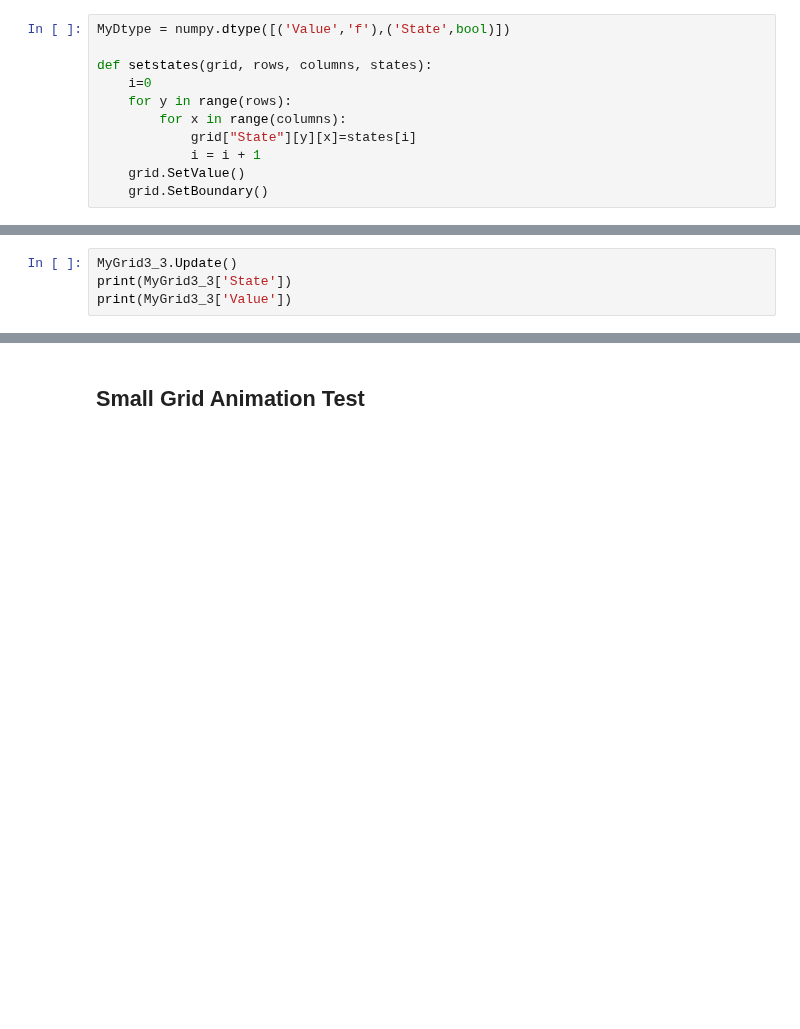
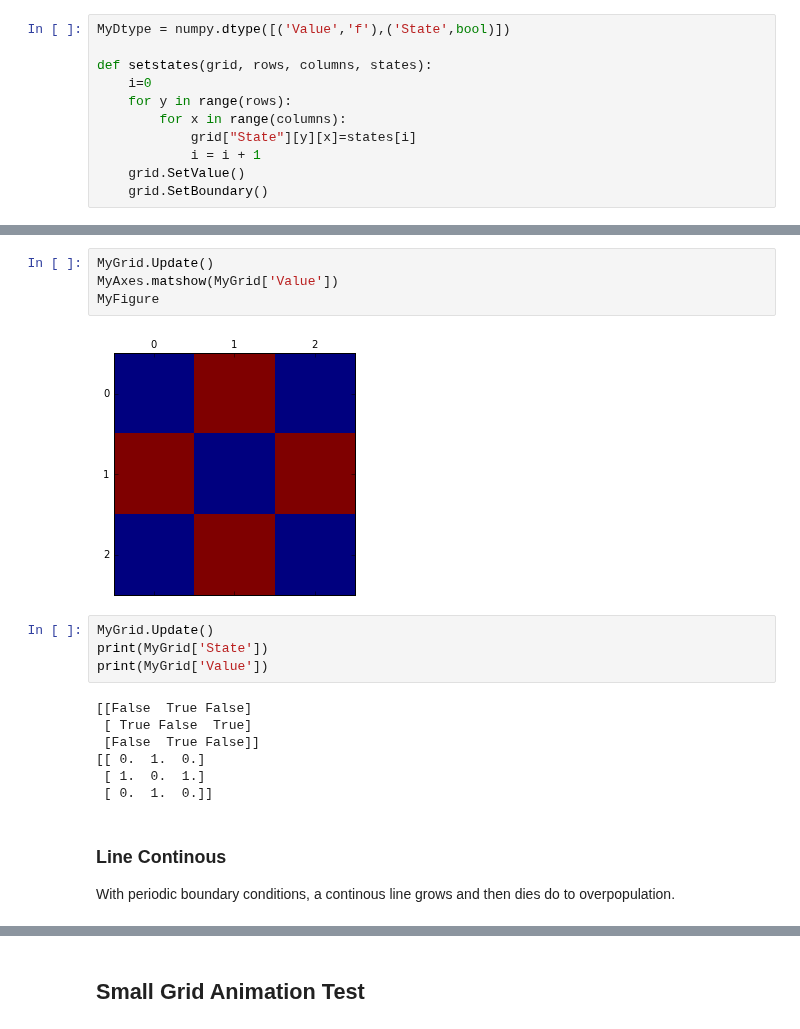
Before and after one commit to UCO-CSPI/CellularAutomaton, a Jupyter notebook: testingCAGrid.ipynb, the cells around one changed output, grey strips where cells are left out. Saved outputs shown, nothing was run; the diff lists cells and outputs as text; blank space fills up the shorter version.

```diff
--- a/testingCAGrid.ipynb
+++ b/testingCAGrid.ipynb
@@ -78,4 +111,20 @@ MyFigure
+# %%
+MyGrid.Update()
+MyAxes.matshow(MyGrid['Value'])
+MyFigure
+# %% [output]
+[figure, added]
 # %%
-MyGrid3_3.Update()
-print(MyGrid3_3['State'])
-print(MyGrid3_3['Value'])
+MyGrid.Update()
+print(MyGrid['State'])
+print(MyGrid['Value'])
+# %% [output]
+[[False  True False]
+ [ True False  True]
+ [False  True False]]
+[[ 0.  1.  0.]
+ [ 1.  0.  1.]
+ [ 0.  1.  0.]]
+# %% [markdown]
+<h3>Line Continous</h3>
+<p>With periodic boundary conditions, a continous line grows and then dies do to overpopulation.</p>
```
Also changed, not shown: parts of 37 cells of this notebook, 2 other files.
